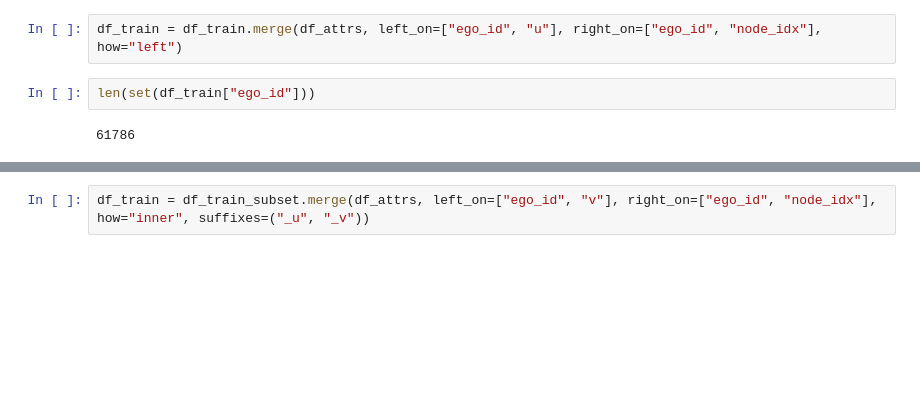
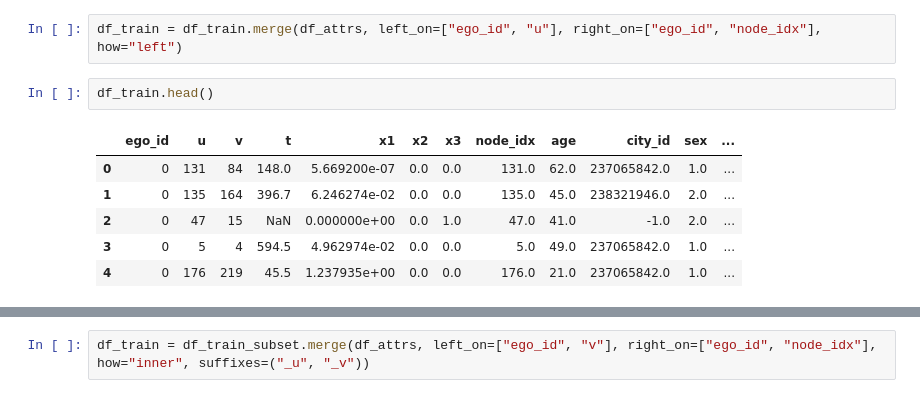
Before and after one commit to supawesome/VK-Graph-Contest-draft, a Jupyter notebook: catboost.ipynb, the cells around one changed output, grey strips where cells are left out. Saved outputs shown, nothing was run; the diff lists cells and outputs as text; blank space fills up the shorter version.

```diff
--- a/catboost.ipynb
+++ b/catboost.ipynb
@@ -55,7 +23,12 @@ df_attrs.rename(
 )
 # %%
 df_train = df_train.merge(df_attrs, left_on=["ego_id", "u"], right_on=["ego_id", "node_idx"], how="left")
-# %%
-len(set(df_train["ego_id"]))
-# %% [output]
-61786
+# %%
+df_train.head()
+# %% [output]
+|  | ego_id | u | v | t | x1 | x2 | x3 | node_idx | age | city_id | sex | ... |
+| 0 | 0 | 131 | 84 | 148.0 | 5.669200e-07 | 0.0 | 0.0 | 131.0 | 62.0 | 237065842.0 | 1.0 | ... |
+| 1 | 0 | 135 | 164 | 396.7 | 6.246274e-02 | 0.0 | 0.0 | 135.0 | 45.0 | 238321946.0 | 2.0 | ... |
+| 2 | 0 | 47 | 15 | NaN | 0.000000e+00 | 0.0 | 1.0 | 47.0 | 41.0 | -1.0 | 2.0 | ... |
+| 3 | 0 | 5 | 4 | 594.5 | 4.962974e-02 | 0.0 | 0.0 | 5.0 | 49.0 | 237065842.0 | 1.0 | ... |
+| 4 | 0 | 176 | 219 | 45.5 | 1.237935e+00 | 0.0 | 0.0 | 176.0 | 21.0 | 237065842.0 | 1.0 | ... |
```
Also changed, not shown: parts of 59 cells of this notebook, 1 other file.
